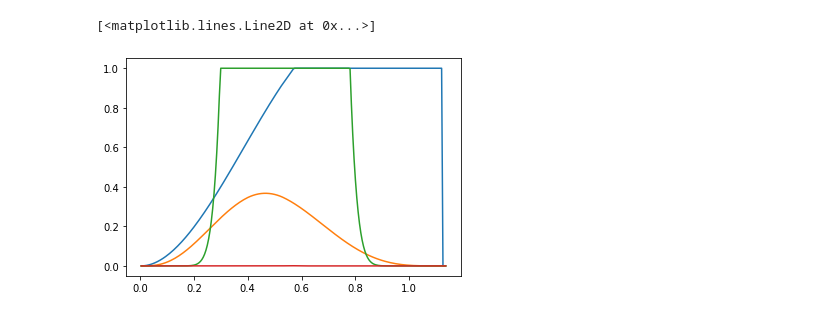
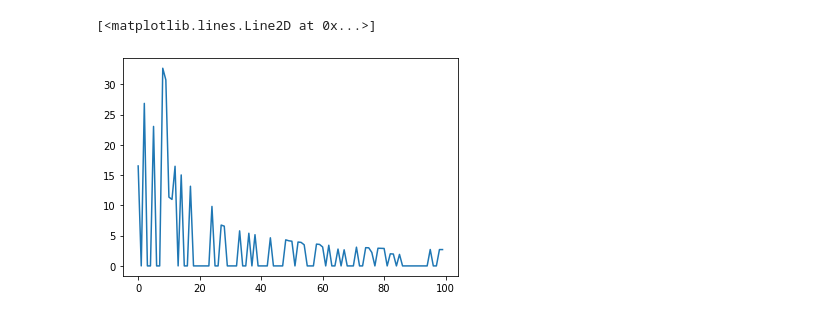
Before and after one commit to spertus/UI-TS, a Jupyter notebook: Code/stratMartExample.ipynb, the cells around one changed output. Cells and saved outputs as stored; diff of their text form; code cells hidden in the pictures.

Commit message:
added lower sided test functionality

```diff
--- a/Code/stratMartExample.ipynb
+++ b/Code/stratMartExample.ipynb
@@ -15,12 +15,9 @@ hand_tally = np.concatenate((np.ones(50), np.zeros(30), np.ones(60), np.zeros(40
 reported_tally = np.concatenate((np.ones(50), np.zeros(30), np.ones(70), np.zeros(30)))
 omega = reported_tally - hand_tally
 stratum_indicator = np.concatenate((np.ones(80), 2*np.ones(100)))
+u_A = np.ones(2)
 
-
-v = np.array([2 * np.mean(reported_tally[stratum_indicator == 1]) - 1,
-              2 * np.mean(reported_tally[stratum_indicator == 2]) - 1])
-u = 2 / (2 - v)
-stratum_1 = (1 - omega[stratum_indicator == 1]) / (2 - v[0])
-stratum_2 = (1 - omega[stratum_indicator == 2]) / (2 - v[1])
+A_c = [np.mean(reported_tally[stratum_indicator == 1]), np.mean(reported_tally[stratum_indicator == 1])]
+strata = [u_A[0] - omega[stratum_indicator == 1], u_A[1] - omega[stratum_indicator == 2]]
 # %%
 p_value, stratum_selections, null_selections = get_global_pvalue(
@@ -78,15 +37,46 @@ plt.plot(intersection_marts[10,70:130])
-# %%
-#the below plots are smooth if the rule is round robin, and not at all smooth if it is the intersection martingale
-#it might have to do with the fact that different samples are used for every value of theta_1_grid...
-#this doesn't happen in the R code: the contours of the intersection martingale are smooth,
-#but in that implementation there is no auxiliary randomness
-thresholded_marts = intersection_marts
-thresholded_marts[intersection_marts < 1] = 1
-all_p_values = 1/thresholded_marts
-plt.plot(theta_1_grid, all_p_values[1,:])
-plt.plot(theta_1_grid, all_p_values[5,:])
-plt.plot(theta_1_grid, all_p_values[30,:])
-plt.plot(theta_1_grid, all_p_values[100,:])
-# %% [output]
-[<matplotlib.lines.Line2D at 0x...>]
-[figure, removed]
+# %%
+# topography of the P-value of the intersection null at a few sample sizes
+rule = ucb_selector
+#rule = multinomial_selector
+#rule = round_robin
+
+shuffled_1 = np.random.permutation(strata[0])
+shuffled_2 = np.random.permutation(strata[1])
+N = np.concatenate((np.array([len(shuffled_1)]), np.array([len(shuffled_2)])))
+w = N/sum(N)
+epsilon = 1 / (2*np.max(N))
+raw_theta_1_grid = np.arange(epsilon, u_A[0] - epsilon, epsilon) #sequence from epsilon to u[0] - epsilon
+raw_theta_2_grid = (1/2 - w[0] * raw_theta_1_grid) / w[1]
+theta_1_grid = raw_theta_1_grid + u_A[0] - A_c[0]
+theta_2_grid = raw_theta_2_grid + u_A[1] - A_c[1]
+
+strata_matrix = np.zeros((len(shuffled_1) + len(shuffled_2) - 1, len(theta_1_grid)))
+intersection_marts = np.zeros((len(shuffled_1) + len(shuffled_2), len(theta_1_grid)))
+for i in range(len(theta_1_grid)):
+    mart_1, mu_1 = alpha_mart(x = shuffled_1, N = N[0], mu = theta_1_grid[i], eta = u_A[0], f = .01, u = 2*u_A[0])
+    mart_2, mu_2 = alpha_mart(x = shuffled_2, N = N[1], mu = theta_2_grid[i], eta = u_A[1], f = .01, u = 2*u_A[1])
+    if rule == ucb_selector:
+        lsm_marts_1 = alpha_mart(x = shuffled_1, N = N[0], mu = theta_1_grid[i], eta = theta_1_grid[i]/2, f = .01, u = 2*u_A[0], alternative = "lower")[0]
+        lsm_marts_2 = alpha_mart(x = shuffled_2, N = N[1], mu = theta_2_grid[i], eta = theta_2_grid[i]/2, f = .01, u = 2*u_A[1], alternative = "lower")[0]
+        lsm_marts = [lsm_marts_1, lsm_marts_2]
+    else:
+        lsm_marts = None
+    strata_matrix[:,i], intersection_marts[:,i] = stratum_selector(
+        marts = [mart_1, mart_2],
+        mu = [mu_1, mu_2],
+        u = 2*u_A,
+        lower_sided_marts = lsm_marts,
+        rule = rule)
+null_index = np.argmin(intersection_marts, axis = 1)
+#stratum_selections = strata_matrix[1:sum(N), null_index]
+#minimized_martingale = intersection_marts[1:sum(N), null_index]
+minimized_martingale = np.ones(sum(N))
+stratum_selections = np.ones(sum(N) - 1) * np.inf
+for i in np.arange(sum(N) - 1):
+    minimized_martingale[i] = intersection_marts[i,null_index[i]]
+    stratum_selections[i] = strata_matrix[i,null_index[i]]
+maximized_p_values = 1 / np.maximum(1, minimized_martingale)
+plt.plot(intersection_marts[10,50:150])
+# %% [output]
+[<matplotlib.lines.Line2D at 0x...>]
+[figure, added]
```
Also changed, not shown: parts of 4 cells of this notebook, 1 other file.
